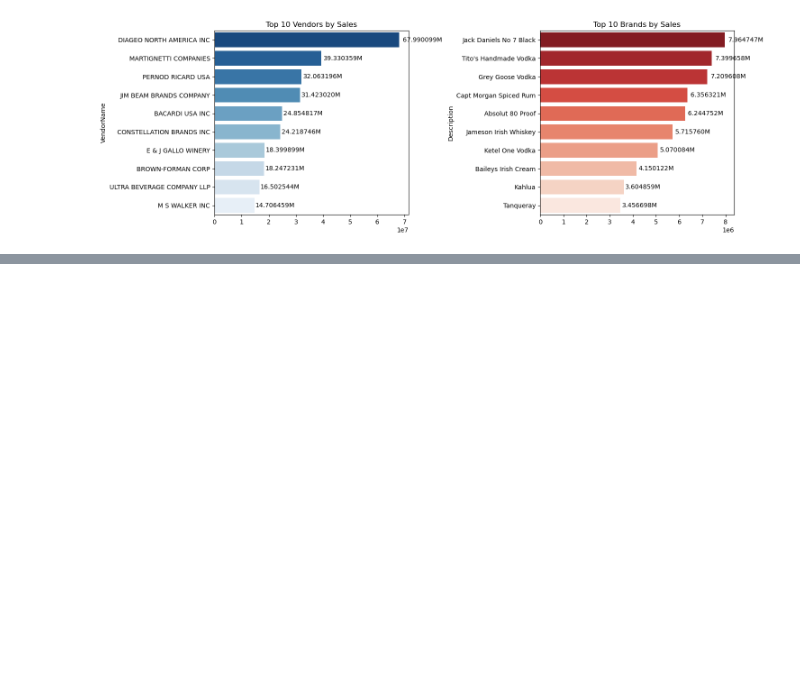
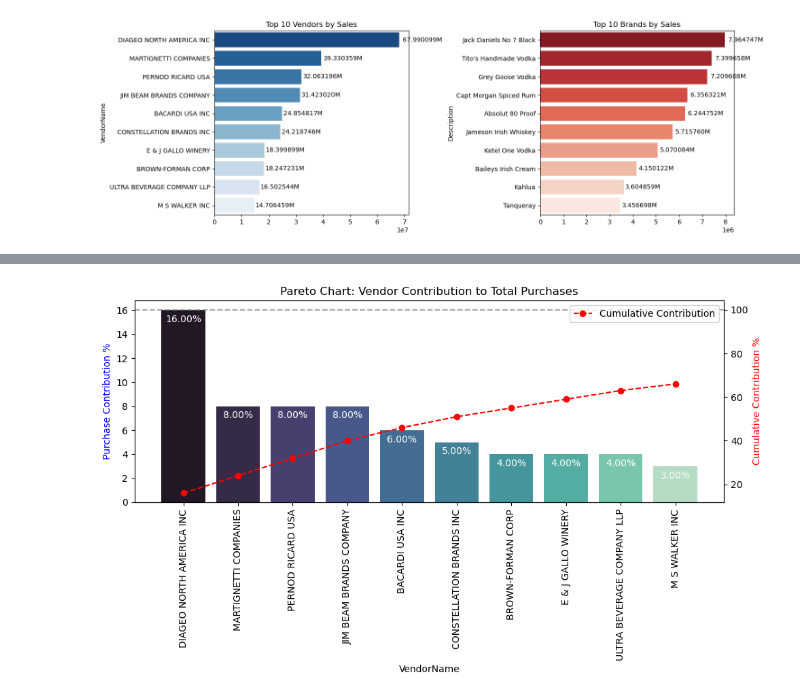
Before and after one commit to Devu0503/vendor_analysis, a Jupyter notebook: vendor.ipynb, the cells around one changed output, grey strips where cells are left out. Saved outputs shown, nothing was run; the diff lists cells and outputs as text; code cells hidden in the pictures; blank space fills up the shorter version.

```diff
--- a/vendor.ipynb
+++ b/vendor.ipynb
@@ -371,0 +414,2 @@ top_vendors
+# %%
+top_vendors['Cumulative_Contribution%'] =top_vendors['Purchase_Contribution%'].cumsum()
@@ -371,0 +460,51 @@ top_vendors
+# %%
+import matplotlib.pyplot as plt
+import seaborn as sns
+
+# Ensure percentage values are scaled to 0–100 (not 0–1)
+top_vendors["Purchase_Contribution%"] *= 100
+top_vendors["Cumulative_Contribution%"] *= 100
+
+# Create plot
+fig, ax1 = plt.subplots(figsize=(10, 6))
+
+# Bar plot for Purchase Contribution %
+sns.barplot(
+    x=top_vendors["VendorName"],
+    y=top_vendors["Purchase_Contribution%"],
+    palette="mako",
+    ax=ax1
+)
+
+# Add percentage labels on bars
+for i, value in enumerate(top_vendors["Purchase_Contribution%"]):
+    ax1.text(i, value - 1, f"{value:.2f}%", ha='center', fontsize=10, color='white')
+
+# Twin y-axis for line plot
+ax2 = ax1.twinx()
+
+# Line plot for Cumulative Contribution %
+ax2.plot(
+    top_vendors["VendorName"],
+    top_vendors["Cumulative_Contribution%"],
+    color='red',
+    marker='o',
+    linestyle='dashed',
+    label='Cumulative Contribution'
+)
+
+# Customize axes
+ax1.set_xticklabels(top_vendors["VendorName"], rotation=90)
+ax1.set_ylabel('Purchase Contribution %', color='blue')
+ax2.set_ylabel('Cumulative Contribution %', color='red')
+ax2.set_xlabel('Vendors')
+
+# Add title and horizontal line at 100%
+ax1.set_title('Pareto Chart: Vendor Contribution to Total Purchases')
+ax2.axhline(y=100, color='gray', linestyle='dashed', alpha=0.7)
+ax2.legend(loc='upper right')
+
+plt.tight_layout()
+plt.show()
+# %% [output]
+[figure, added]
```
Also changed, not shown: parts of 42 cells of this notebook.
